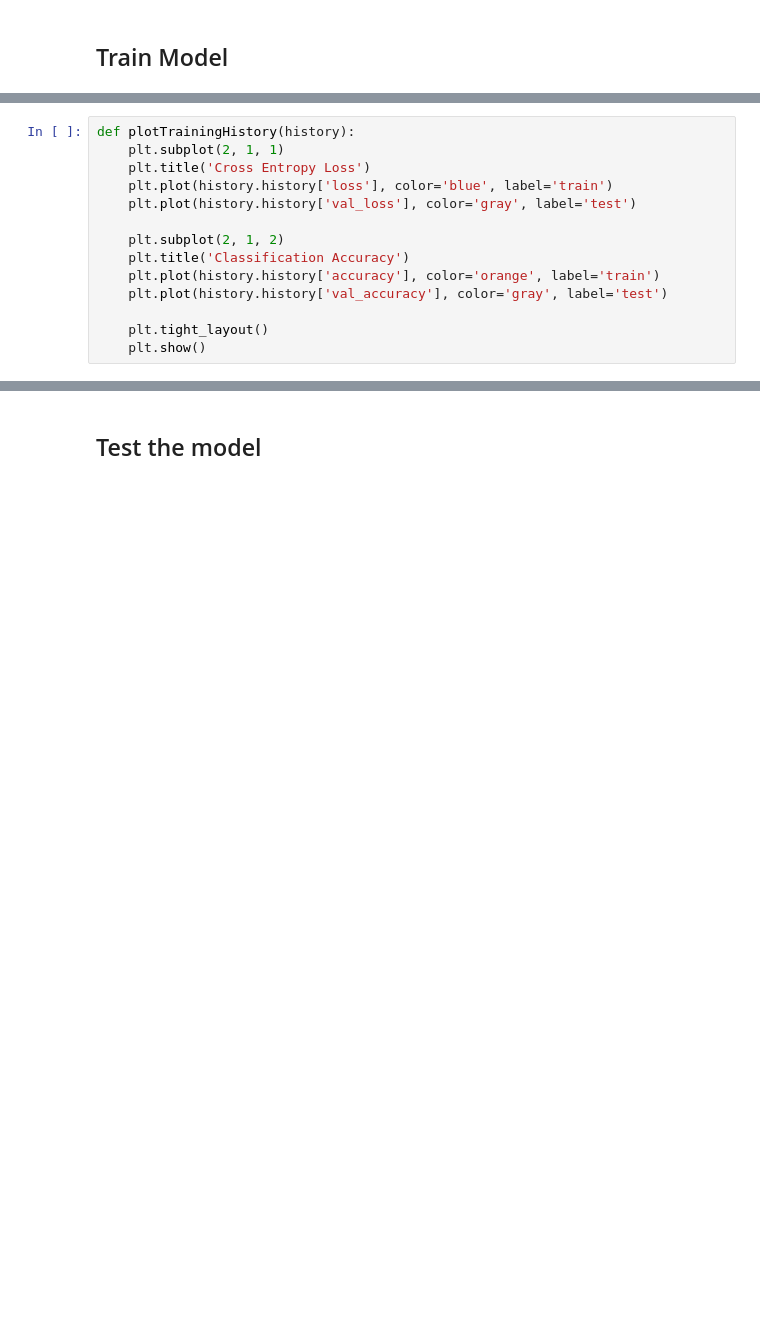
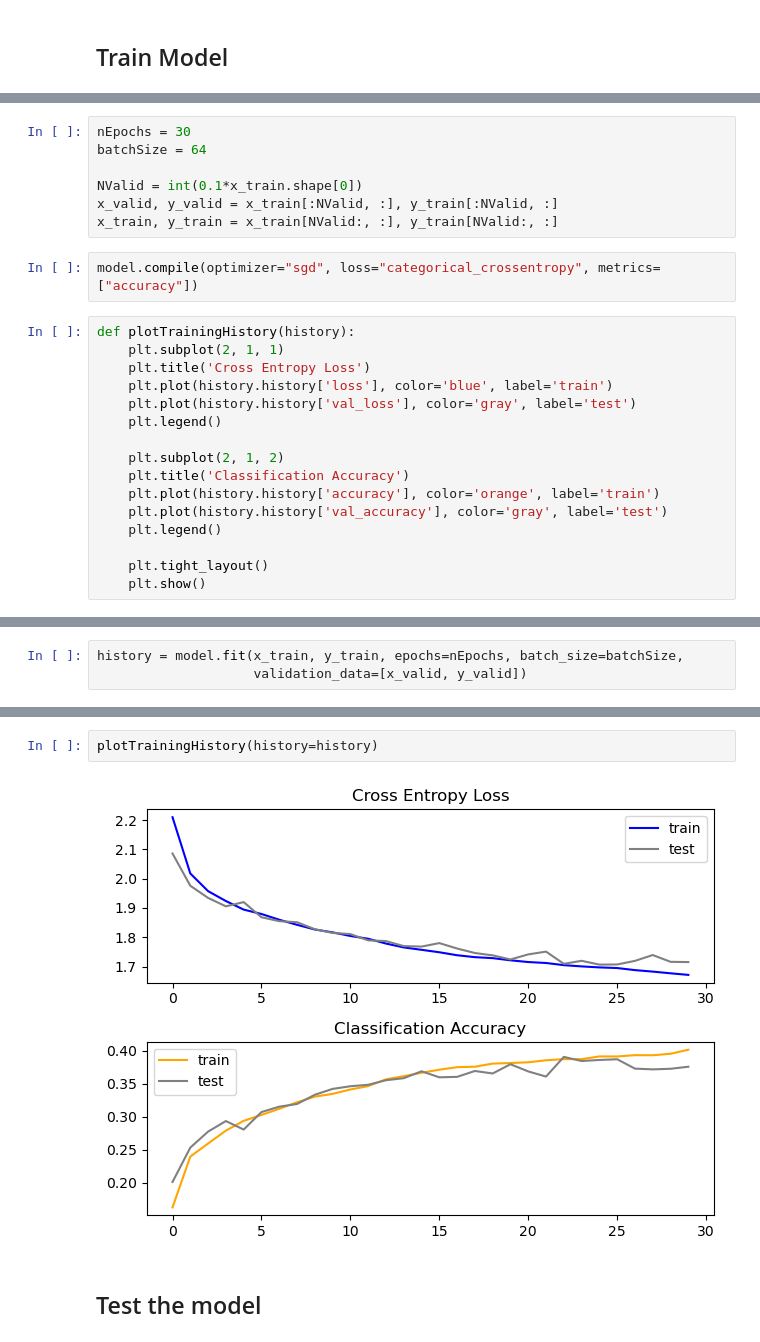
Before and after one commit to fcoelhomrc/MachineLearning, a Jupyter notebook: TAAPC_Exercises/nn.ipynb, the cells around one changed output, grey strips where cells are left out. Drawn from its saved outputs; the diff is of its cells as text; blank space fills up the shorter version.

```diff
--- a/TAAPC_Exercises/nn.ipynb
+++ b/TAAPC_Exercises/nn.ipynb
@@ -44,14 +64,25 @@ TODO
+# %%
+nEpochs = 30
+batchSize = 64
+
+NValid = int(0.1*x_train.shape[0])
+x_valid, y_valid = x_train[:NValid, :], y_train[:NValid, :]
+x_train, y_train = x_train[NValid:, :], y_train[NValid:, :]
+# %%
+model.compile(optimizer="sgd", loss="categorical_crossentropy", metrics=["accuracy"])
 # %%
 def plotTrainingHistory(history):
     plt.subplot(2, 1, 1)
     plt.title('Cross Entropy Loss')
     plt.plot(history.history['loss'], color='blue', label='train')
     plt.plot(history.history['val_loss'], color='gray', label='test')
+    plt.legend()
 
     plt.subplot(2, 1, 2)
     plt.title('Classification Accuracy')
     plt.plot(history.history['accuracy'], color='orange', label='train')
     plt.plot(history.history['val_accuracy'], color='gray', label='test')
+    plt.legend()
 
     plt.tight_layout()
     plt.show()
@@ -59,0 +89,3 @@ TODO
+# %%
+history = model.fit(x_train, y_train, epochs=nEpochs, batch_size=batchSize,
+                    validation_data=[x_valid, y_valid])
@@ -60,3 +110,7 @@ TODO
+# %%
+plotTrainingHistory(history=history)
+# %% [output]
+[figure, added]
 # %% [markdown]
 ## Test the model
 # %%
```
Also changed, not shown: parts of 16 cells of this notebook.
